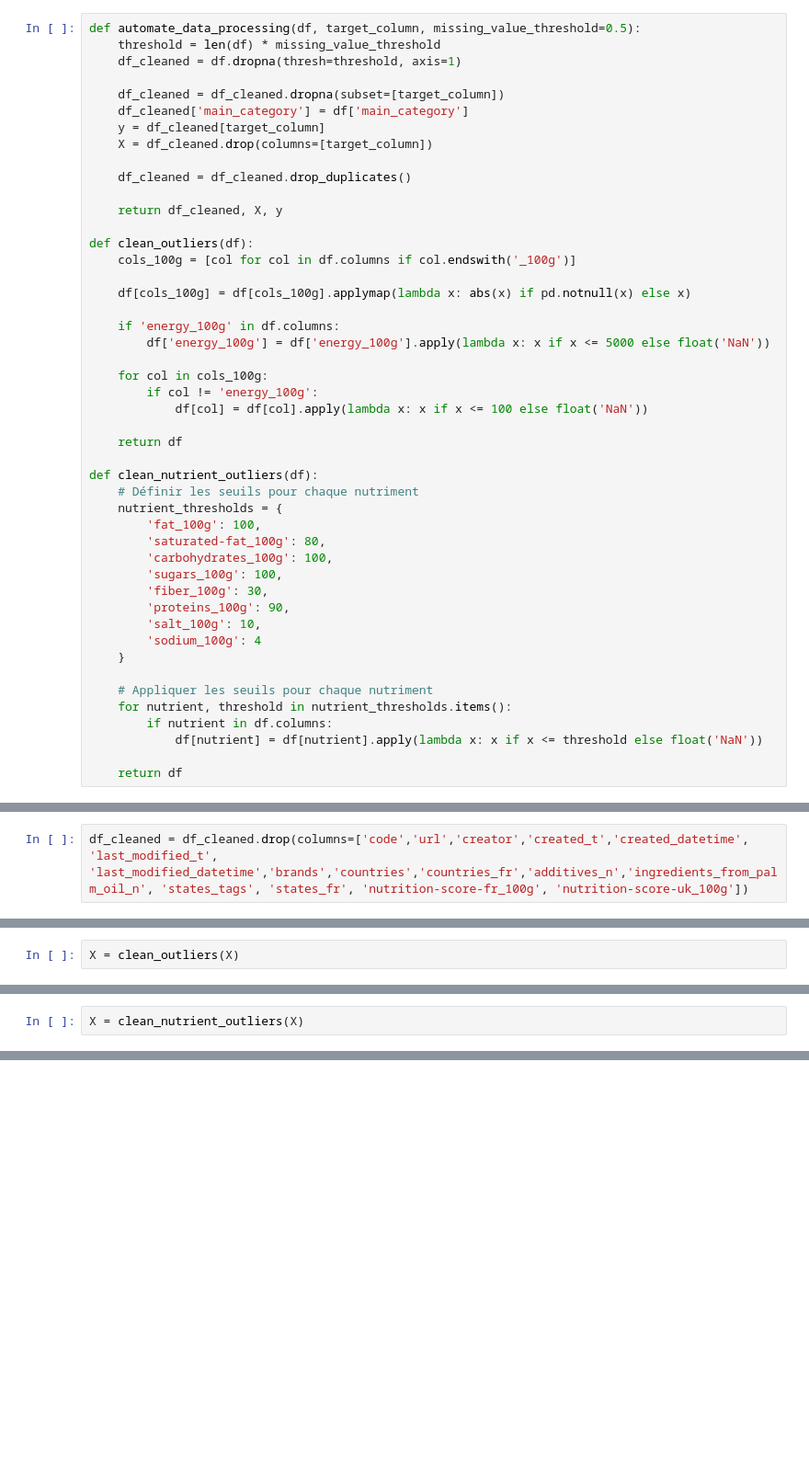
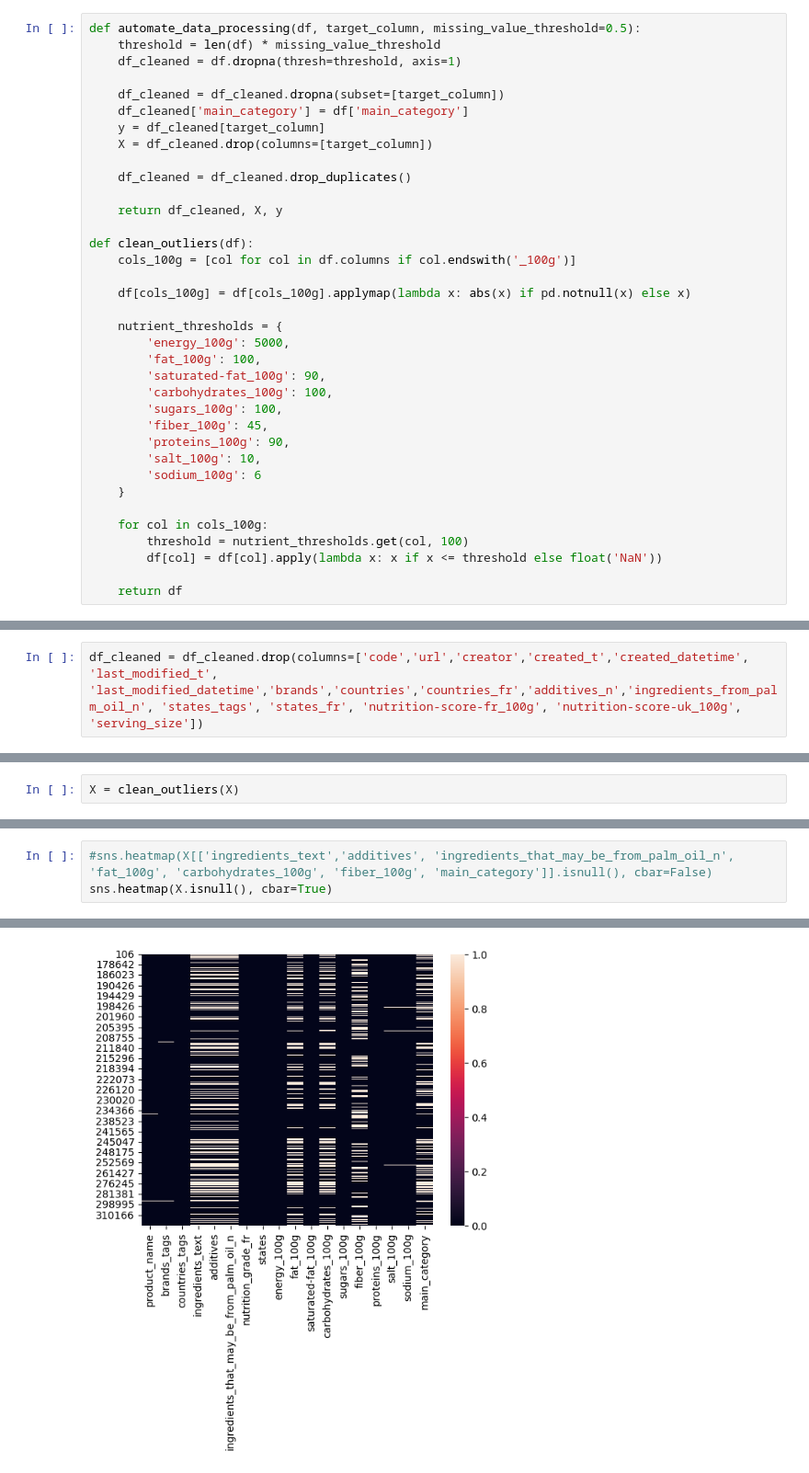
Before and after one commit to Bigzz22/Projets_OC, a Jupyter notebook: Projet 2/projet2.ipynb, the cells around one changed output, grey strips where cells are left out. Shown: that part at 92% size. Cells and saved outputs as stored; diff of their text form; blank space fills up the shorter version.

```diff
--- a/Projet 2/projet2.ipynb
+++ b/Projet 2/projet2.ipynb
@@ -27,32 +27,21 @@ def clean_outliers(df):
 
     df[cols_100g] = df[cols_100g].applymap(lambda x: abs(x) if pd.notnull(x) else x)
 
-    if 'energy_100g' in df.columns:
-        df['energy_100g'] = df['energy_100g'].apply(lambda x: x if x <= 5000 else float('NaN'))
+    nutrient_thresholds = {
+        'energy_100g': 5000,
+        'fat_100g': 100,
+        'saturated-fat_100g': 90,
+        'carbohydrates_100g': 100,
+        'sugars_100g': 100,
+        'fiber_100g': 45,
+        'proteins_100g': 90,
+        'salt_100g': 10,
+        'sodium_100g': 6
+    }
 
     for col in cols_100g:
-        if col != 'energy_100g':
-            df[col] = df[col].apply(lambda x: x if x <= 100 else float('NaN'))
+        threshold = nutrient_thresholds.get(col, 100)
+        df[col] = df[col].apply(lambda x: x if x <= threshold else float('NaN'))
 
     return df
-
-def clean_nutrient_outliers(df):
-    # Définir les seuils pour chaque nutriment
-    nutrient_thresholds = {
-        'fat_100g': 100,
-        'saturated-fat_100g': 80,
-        'carbohydrates_100g': 100,
-        'sugars_100g': 100,
-        'fiber_100g': 30,
-        'proteins_100g': 90,
-        'salt_100g': 10,
-        'sodium_100g': 4
-    }
-
-    # Appliquer les seuils pour chaque nutriment
-    for nutrient, threshold in nutrient_thresholds.items():
-        if nutrient in df.columns:
-            df[nutrient] = df[nutrient].apply(lambda x: x if x <= threshold else float('NaN'))
-
-    return df
 # %%
@@ -80,7 +121,7 @@ df_cleaned.info()
 # %% [markdown]
 Il nous reste après le nettoyage des valeurs manquantes **14 données quantitatives** et **21 données catégorielles**. On supprime les features inutiles
 # %%
-df_cleaned = df_cleaned.drop(columns=['code','url','creator','created_t','created_datetime', 'last_modified_t', 'last_modified_datetime','brands','countries','countries_fr','additives_n','ingredients_from_palm_oil_n', 'states_tags', 'states_fr', 'nutrition-score-fr_100g', 'nutrition-score-uk_100g'])
+df_cleaned = df_cleaned.drop(columns=['code','url','creator','created_t','created_datetime', 'last_modified_t', 'last_modified_datetime','brands','countries','countries_fr','additives_n','ingredients_from_palm_oil_n', 'states_tags', 'states_fr', 'nutrition-score-fr_100g', 'nutrition-score-uk_100g', 'serving_size'])
 # %% [markdown]
 On vérifie les dimensions de notre ensemble
 # %%
@@ -168,2 +302,0 @@ plt.show()
-# %%
-X = clean_nutrient_outliers(X)
@@ -198,0 +398,4 @@ X.isna().mean() * 100
+# %%
+#sns.heatmap(X[['ingredients_text','additives', 'ingredients_that_may_be_from_palm_oil_n', 'fat_100g', 'carbohydrates_100g', 'fiber_100g', 'main_category']].isnull(), cbar=False)
+sns.heatmap(X.isnull(), cbar=True)
+# %% [output]
@@ -198,0 +403 @@ X.isna().mean() * 100
+[figure, added]
```
Also changed, not shown: parts of 21 cells of this notebook, 1 other file.
